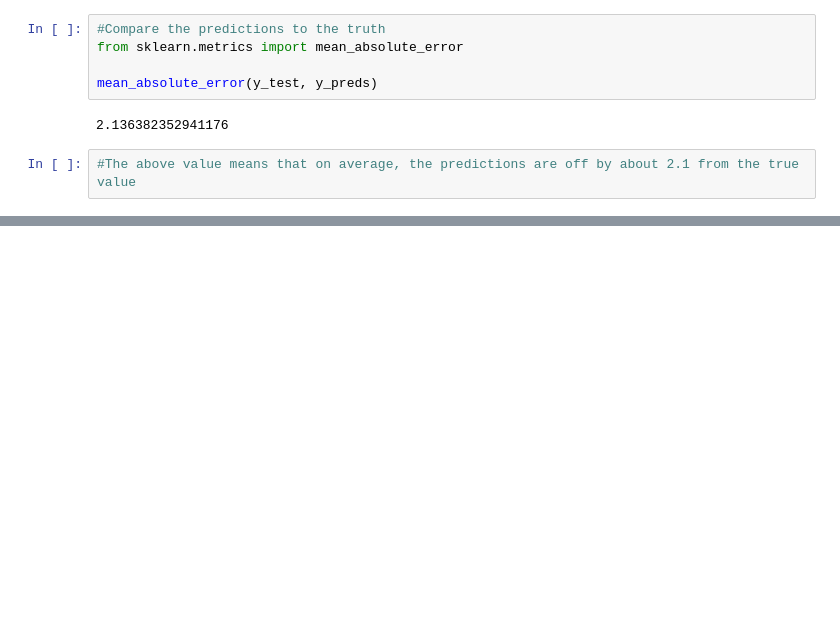
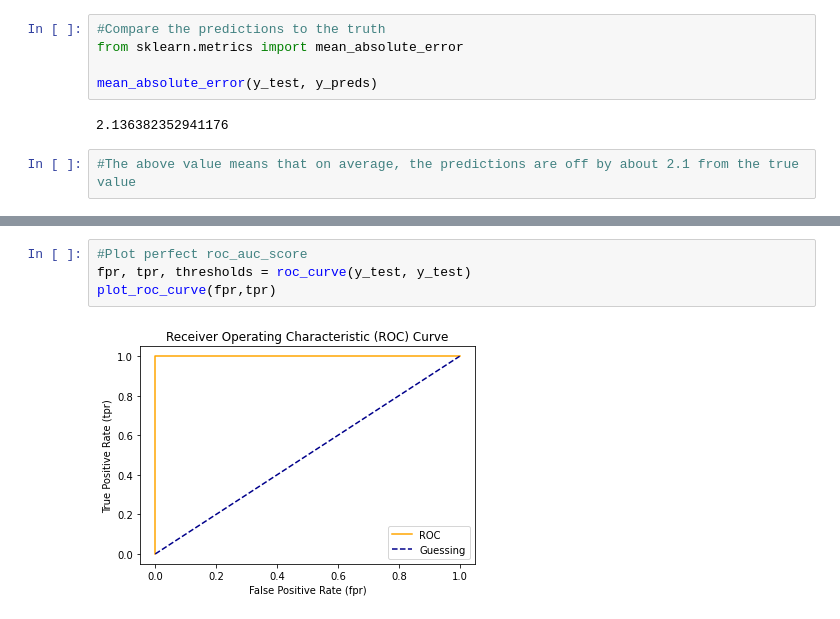
Before and after one commit to johnathon-smith/ml_notes, a Jupyter notebook: introduction_to_scikit_learn.ipynb, the cells around one changed output, grey strips where cells are left out. Drawn from its saved outputs; the diff is of its cells as text; blank space fills up the shorter version.

```diff
--- a/introduction_to_scikit_learn.ipynb
+++ b/introduction_to_scikit_learn.ipynb
@@ -820,0 +1039,6 @@ mean_absolute_error(y_test, y_preds)
+# %%
+#Plot perfect roc_auc_score
+fpr, tpr, thresholds = roc_curve(y_test, y_test)
+plot_roc_curve(fpr,tpr)
+# %% [output]
+[figure, added]
```
Also changed, not shown: parts of 33 cells of this notebook, 1 other file.
